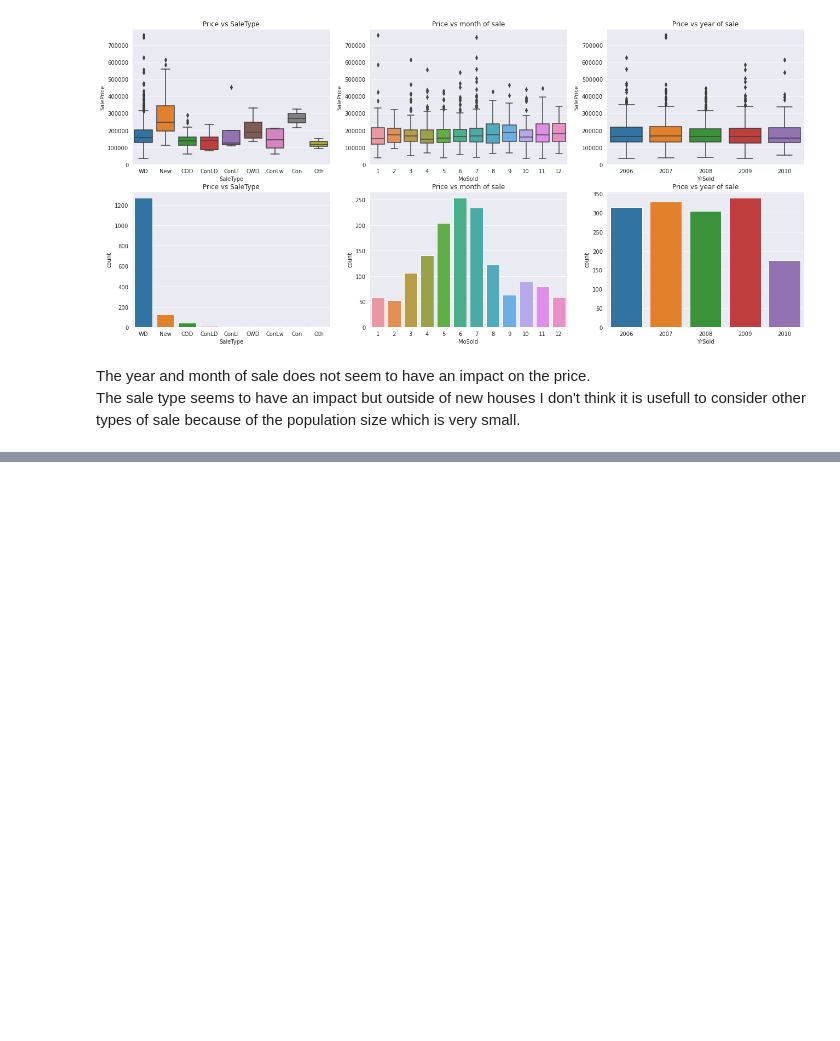
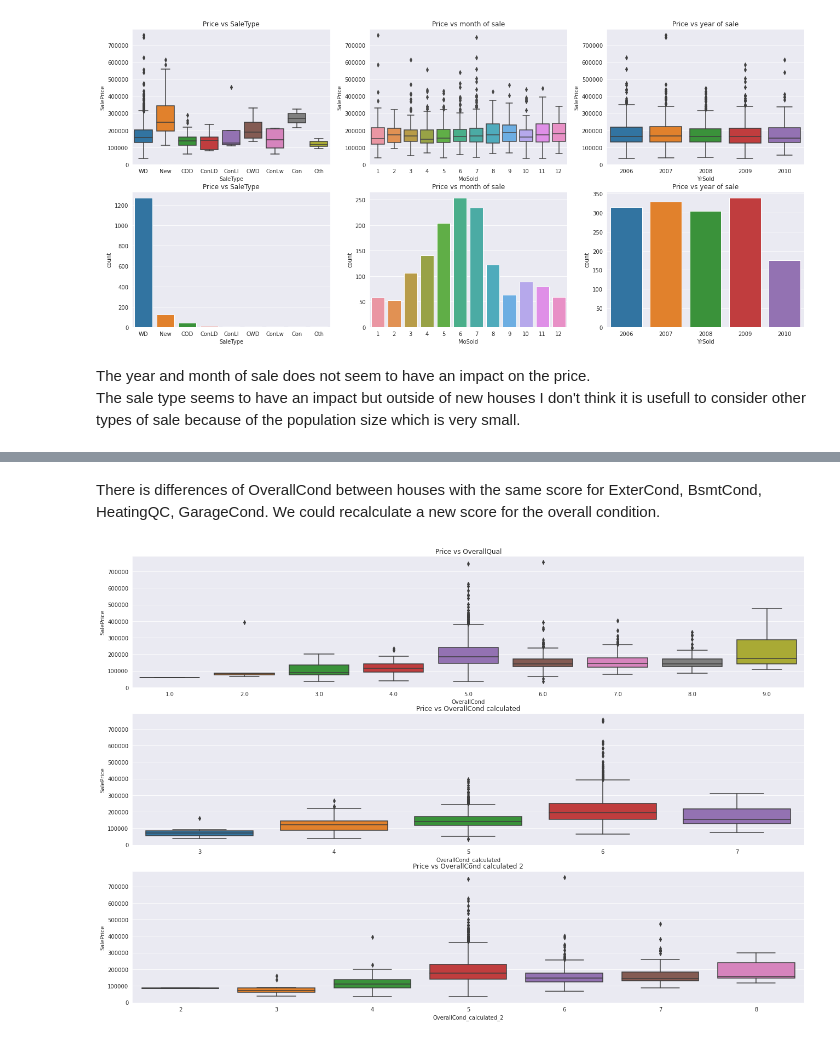
Before and after one commit to max-lutz/Kaggle_competitions, a Jupyter notebook: house-price-regression-full-eda-ml-workflow.ipynb, the cells around one changed output, grey strips where cells are left out. Cells and saved outputs as stored; diff of their text form; code cells hidden in the pictures; blank space fills up the shorter version.

Commit message:
start Feature engineering with overallcond

```diff
--- a/house-price-regression-full-eda-ml-workflow.ipynb
+++ b/house-price-regression-full-eda-ml-workflow.ipynb
@@ -554,0 +426,22 @@ print("Your submission was successfully saved!")
+# %% [markdown]
+There is differences of OverallCond between houses with the same score for ExterCond, BsmtCond, HeatingQC, GarageCond.
+We could recalculate a new score for the overall condition.
+# %%
+for col in ['ExterCond', 'BsmtCond', 'HeatingQC', 'GarageCond']:
+    dataset_train[col] = dataset_train[col].map({'Ex':9,'Gd':7,'TA':5,'Fa':3,'NA':np.nan}, na_action='ignore')
+
+dataset_train['OverallCond_calculated'] = dataset_train[['ExterCond', 'BsmtCond', 'HeatingQC', 'GarageCond']].mean(axis=1)
+dataset_train['OverallCond'] = dataset_train['OverallCond'].astype(float)
+df = dataset_train.loc[abs(dataset_train['OverallCond'] - dataset_train['OverallCond_calculated']) > 1]
+dataset_train['OverallCond_calculated'] = dataset_train['OverallCond_calculated'].astype(int)
+dataset_train['OverallCond_calculated_2'] = dataset_train[['OverallCond_calculated', 'OverallCond']].mean(axis=1).astype(int)
+# %%
+fig, ax = plt.subplots(3,1, figsize=(22,15))
+sns.boxplot(x="OverallCond", y="SalePrice", data=dataset_train, ax=ax[0])
+ax[0].set_title('Price vs OverallQual');
+sns.boxplot(x="OverallCond_calculated", y="SalePrice", data=dataset_train, ax=ax[1])
+ax[1].set_title('Price vs OverallCond calculated');
+sns.boxplot(x="OverallCond_calculated_2", y="SalePrice", data=dataset_train, ax=ax[2])
+ax[2].set_title('Price vs OverallCond calculated 2');
+# %% [output]
+[figure, added]
```
Also changed, not shown: parts of 38 cells of this notebook.
